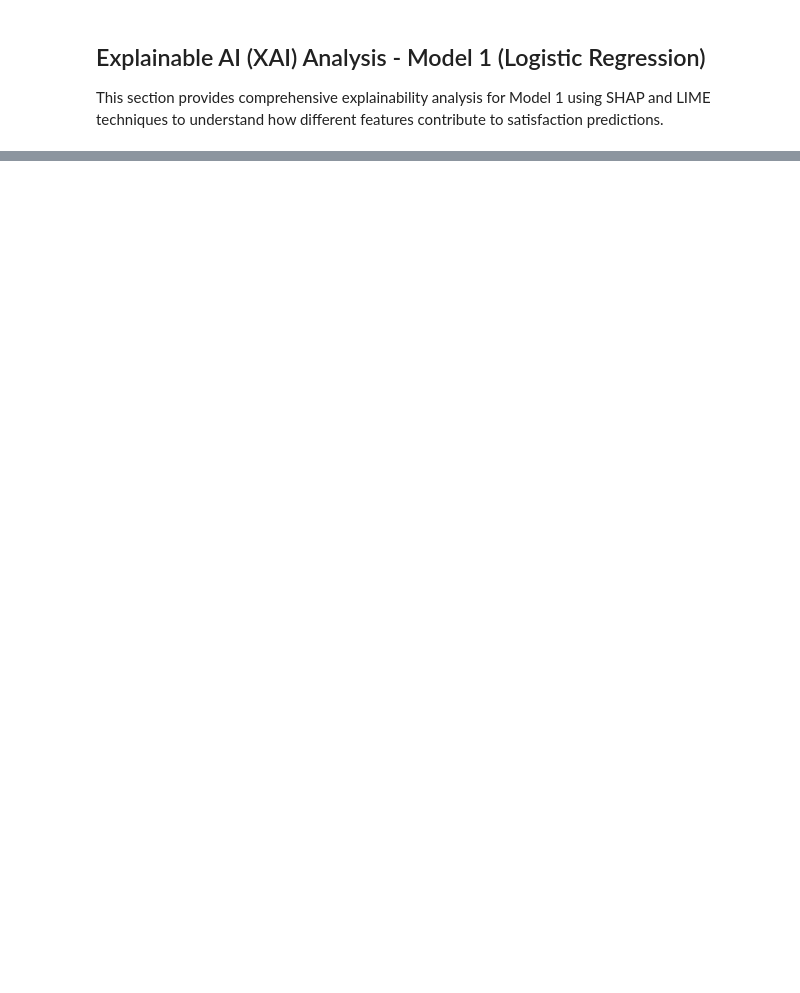
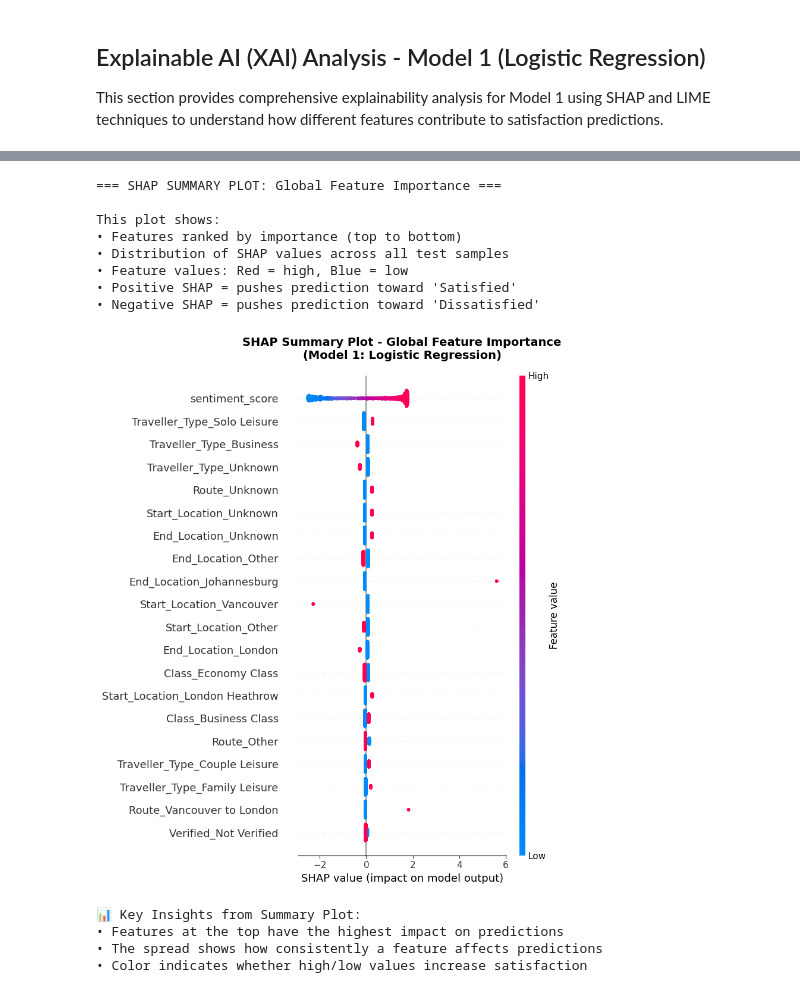
Before and after one commit to omarezzat2011/ACL2_Project, a Jupyter notebook: ACL_project_F.ipynb, the cells around one changed output, grey strips where cells are left out. Saved outputs shown, nothing was run; the diff lists cells and outputs as text; code cells hidden in the pictures; blank space fills up the shorter version.

```diff
--- a/ACL_project_F.ipynb
+++ b/ACL_project_F.ipynb
@@ -974,35 +1323,33 @@ plt.show()
 ## MODEL More Complex FNN with more Layers
 # %%
 # MODEL 3: FFNN WITH EARLY STOPPING AND MORE EPOCHS
-print("=== MODEL 3: FFNN WITH EARLY STOPPING ===\n")
+print("=== MODEL 3: FFNN WITH EARLY STOPPING ===")
 
-# IMPORTANT: Using different variable names (X_train_m3, X_test_m3, etc.)
-# to avoid overwriting Model 1's variables that XAI analysis depends on!
 
 # Set random seeds for reproducibility
 tf.random.set_seed(42)
 np.random.seed(42)
 
 # Prepare data for training with validation split
-X_train_m3_full, X_test_m3, y_train_m3_full, y_test_m3 = train_test_split(
+X_train_full, X_test, y_train_full, y_test = train_test_split(
     X_scaled, y, test_size=0.2, random_state=42, stratify=y
 )
 
 # Further split training data into train and validation
-X_train_m3, X_val_m3, y_train_m3, y_val_m3 = train_test_split(
-    X_train_m3_full, y_train_m3_full, test_size=0.2, random_state=42, stratify=y_train_m3_full
+X_train, X_val, y_train, y_val = train_test_split(
+    X_train_full, y_train_full, test_size=0.2, random_state=42, stratify=y_train_full
 )
 
-print(f"Training set size: {X_train_m3.shape[0]}")
-print(f"Validation set size: {X_val_m3.shape[0]}")
-print(f"Test set size: {X_test_m3.shape[0]}")
+print(f"Training set size: {X_train.shape[0]}")
+print(f"Validation set size: {X_val.shape[0]}")
+print(f"Test set size: {X_test.shape[0]}")
 
 # Build Model 3: Enhanced FFNN with Early Stopping
 from tensorflow.keras.regularizers import l2
 
 model3 = Sequential([
 
-    Dense(128, activation='relu', input_shape=(X_train_m3.shape[1],)),
+    Dense(128, activation='relu', input_shape=(X_train.shape[1],)),
     BatchNormalization(),
     Dropout(0.3),
     Dense(64, activation='relu'),
@@ -1037,8 +1384,8 @@ model3.summary()
 # Train the model with callbacks
 print("\n=== TRAINING MODEL 3 ===")
 history3 = model3.fit(
-    X_train_m3, y_train_m3,
-    validation_data=(X_val_m3, y_val_m3),
+    X_train, y_train,
+    validation_data=(X_val, y_val),
     epochs=100,  # More epochs
     batch_size=32,
     callbacks=[early_stopping],
@@ -1049,13 +1396,13 @@ print(f"\nTraining completed after {len(history3.history['loss'])} epochs")
 print(f"Best validation accuracy: {max(history3.history['val_accuracy']):.4f}")
 print(f"Best validation loss: {min(history3.history['val_loss']):.4f}")
 
-# Evaluate on test set (use Model 1's test set for fair comparison)
+# Evaluate on test set
 print("\n=== EVALUATION (Model 3) ===")
 test_loss, test_accuracy = model3.evaluate(X_test, y_test, verbose=0)
 print(f"Test Accuracy: {test_accuracy:.4f}")
 print(f"Test Loss: {test_loss:.4f}")
 
-# Make predictions on Model 1's test set for fair comparison
+# Make predictions
 y_pred_proba = model3.predict(X_test)
 y_pred = (y_pred_proba > 0.5).astype(int).flatten()
 
@@ -1068,5 +1415,3 @@ print(classification_report(y_test, y_pred, target_names=['Dissatisfied', 'Satis
 print("\nConfusion Matrix:")
 cm = confusion_matrix(y_test, y_pred)
 print(cm)
-
-print("\n✅ Model 1's X_train, X_test, y_test preserved for XAI analysis!")
@@ -1579,7 +2090,6 @@ print("=" * 80)
 import shap
 import matplotlib.pyplot as plt
 import numpy as np
-import pandas as pd
 
 print("\n=== SHAP (SHapley Additive exPlanations) Analysis ===\n")
 print("SHAP provides model-agnostic explanations by computing the contribution")
@@ -1587,19 +2097,14 @@ print("of each feature to the prediction using game theory concepts.")
 print("\nFor Logistic Regression, we use the LinearExplainer which is optimized")
 print("for linear models and provides exact SHAP values efficiently.\n")
 
-# Verify that X_train and X_test have feature names
-print(f"X_train type: {type(X_train)}")
-print(f"X_train columns: {X_train.columns[:5].tolist()} ... (showing first 5)")
-print(f"X_test type: {type(X_test)}")
-print(f"X_test columns: {X_test.columns[:5].tolist()} ... (showing first 5)\n")
-
 # Initialize SHAP explainer for logistic regression
+# LinearExplainer is specifically designed for linear models
 print("Initializing SHAP LinearExplainer...")
-explainer = shap.LinearExplainer(log_model, X_train, feature_perturbation="interventional")
+explainer = shap.LinearExplainer(log_model, X_train_XAI, feature_perturbation="interventional")
 
 # Calculate SHAP values for test set
 print("Computing SHAP values for test set...")
-shap_values = explainer.shap_values(X_test)
+shap_values = explainer.shap_values(X_test_XAI)
 
 print(f"\nSHAP values computed successfully!")
 print(f"Shape: {shap_values.shape} (samples x features)")
@@ -1608,24 +2131,38 @@ print("\n✅ SHAP explainer initialized successfully!")
 # %%
 # SHAP SUMMARY PLOT - Global Feature Importance
 print("=== SHAP SUMMARY PLOT: Global Feature Importance ===")
 print("\nThis plot shows:")
 print("• Features ranked by importance (top to bottom)")
 print("• Distribution of SHAP values across all test samples")
 print("• Feature values: Red = high, Blue = low")
 print("• Positive SHAP = pushes prediction toward 'Satisfied'")
 print("• Negative SHAP = pushes prediction toward 'Dissatisfied'\n")
 
-plt.figure(figsize=(14, 10))
-shap.summary_plot(shap_values, X_test, max_display=20, show=False)
+plt.figure(figsize=(12, 10))
+shap.summary_plot(shap_values, X_test_XAI, max_display=20, show=False)
 plt.title('SHAP Summary Plot - Global Feature Importance\n(Model 1: Logistic Regression)',
           fontsize=14, fontweight='bold', pad=20)
 plt.tight_layout()
 plt.show()
 
 print("\n📊 Key Insights from Summary Plot:")
 print("• Features at the top have the highest impact on predictions")
 print("• The spread shows how consistently a feature affects predictions")
 print("• Color indicates whether high/low values increase satisfaction")
+# %% [output]
+=== SHAP SUMMARY PLOT: Global Feature Importance ===
+
+This plot shows:
+• Features ranked by importance (top to bottom)
+• Distribution of SHAP values across all test samples
+• Feature values: Red = high, Blue = low
+• Positive SHAP = pushes prediction toward 'Satisfied'
+• Negative SHAP = pushes prediction toward 'Dissatisfied'
+[figure, added]
+📊 Key Insights from Summary Plot:
+• Features at the top have the highest impact on predictions
+• The spread shows how consistently a feature affects predictions
+• Color indicates whether high/low values increase satisfaction
 # %%
 # SHAP BAR PLOT - Mean Absolute SHAP Values
 print("\n=== SHAP BAR PLOT: Mean Absolute Feature Importance ===")
```
Also changed, not shown: parts of 34 cells of this notebook.
